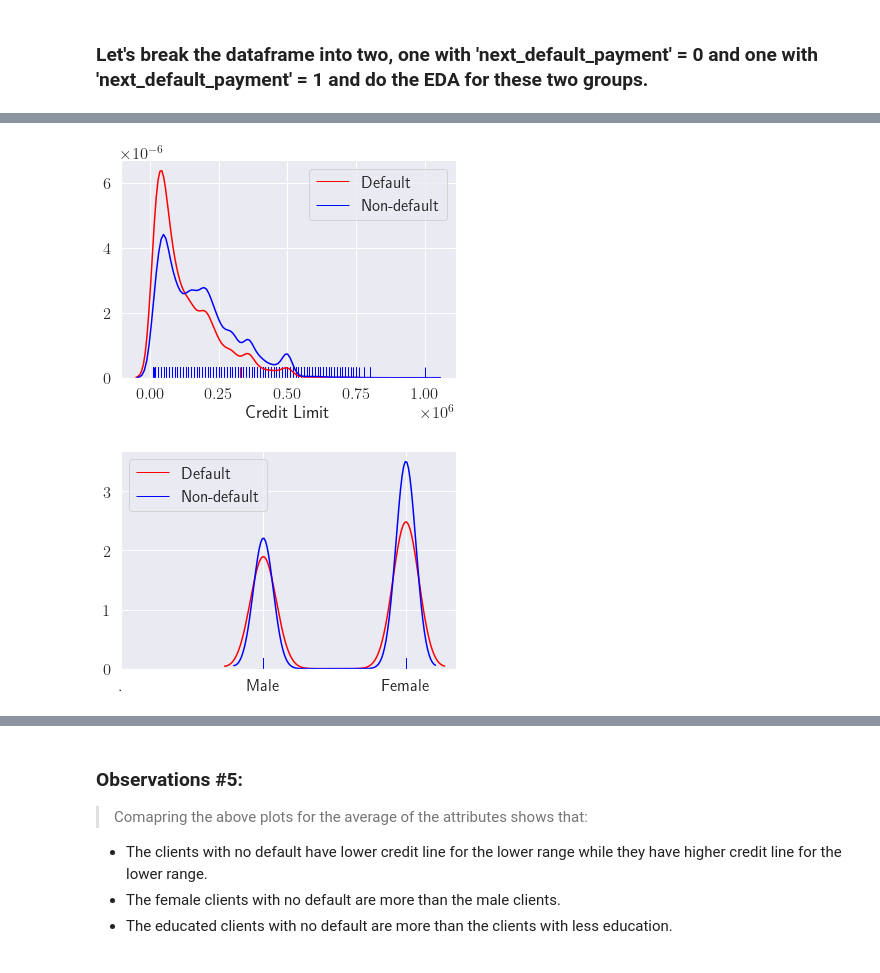
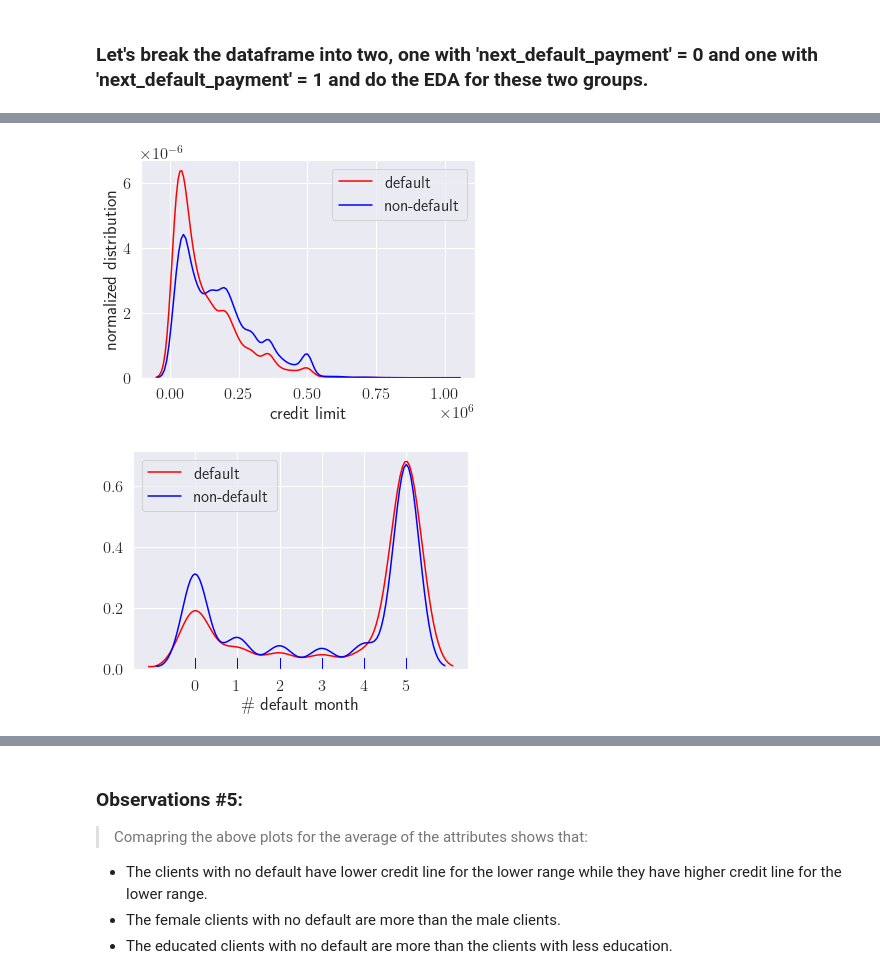
Before and after one commit to helnazsoltani/default-of-credit-card-clients, a Jupyter notebook: default-of-credit-card-clients.ipynb, the cells around one changed output, grey strips where cells are left out. Saved outputs shown, nothing was run; the diff lists cells and outputs as text; code cells hidden in the pictures.

```diff
--- a/default-of-credit-card-clients.ipynb
+++ b/default-of-credit-card-clients.ipynb
@@ -642,23 +689,21 @@ plt.plot(df['age'], df['credit_limit'], linestyle='', marker='o', markersize=1);
 # %%
 df_def = df[df['next_default_payment'] == 1]
 df_non_def = df[df['next_default_payment'] == 0]
 
-sns.distplot(df_def['credit_limit'], kde = True, bins = 200, color = "red", hist = False, rug = True);
-sns.distplot(df_non_def['credit_limit'], kde = True, bins = 200, color = "blue", hist = False, rug = True);
-plt.xlabel('Credit Limit');
-plt.legend(['Default', 'Non-default']);
-plt.savefig('../figure/normalized_credit_limit')
+sns.distplot(df_def['credit_limit'], kde = True, bins = 200, color = "red", hist = False, rug = False, label = 'default');
+sns.distplot(df_non_def['credit_limit'], kde = True, bins = 200, color = "blue", hist = False, rug = False, label = 'non-default');
+plt.xlabel('credit limit')
+plt.ylabel('normalized distribution')
+plt.savefig('../figure/normalized_credit_limit', bbox_inches = 'tight');
 # %% [output]
-[figure, old version]
+[figure, new version]
 # %%
 df_def = df[df['next_default_payment'] == 1]
 df_non_def = df[df['next_default_payment'] == 0]
 
-sns.distplot(df_def['sex'], kde = True, bins = 200, color = "red", hist = False, rug = True);
-sns.distplot(df_non_def['sex'], kde = True, bins = 200, color = "blue", hist = False, rug = True);
-plt.legend(['Default', 'Non-default']);
-plt.xlabel("")
-plt.xticks(np.arange(3), ['.', 'Male', 'Female'])
-plt.savefig('../figure/normalized_sex')
+sns.distplot(df_def['default_count'], kde = True, bins = 200, color = "red", hist = False, rug = True, label = 'default');
+sns.distplot(df_non_def['default_count'], kde = True, bins = 200, color = "blue", hist = False, rug = True, label = 'non-default');
+plt.xticks(np.arange(0,6))
+plt.xlabel(r'$\#$ default month');
 # %% [output]
-[figure, old version]
+[figure, new version]
```
Also changed, not shown: parts of 31 cells of this notebook, 1 other file.
